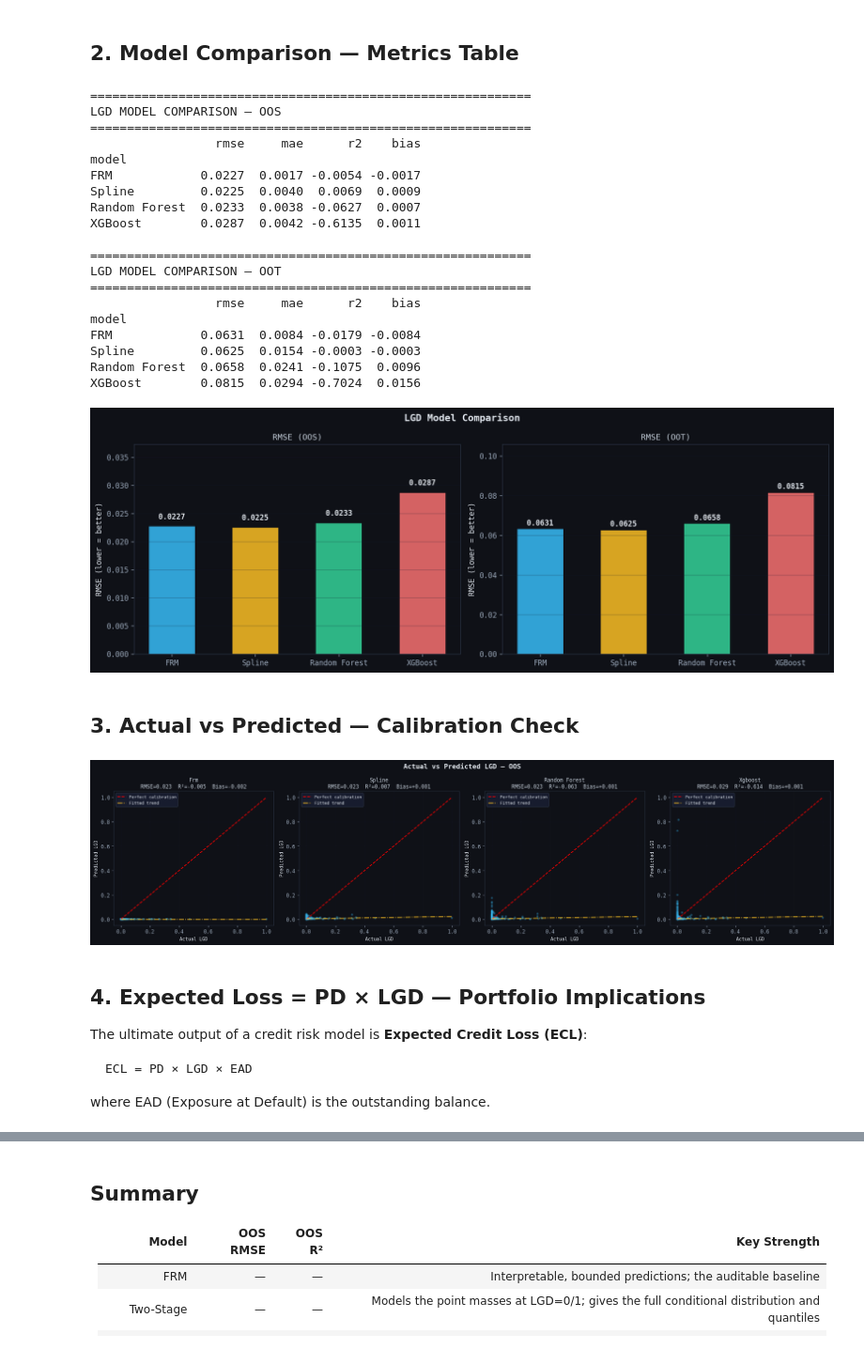
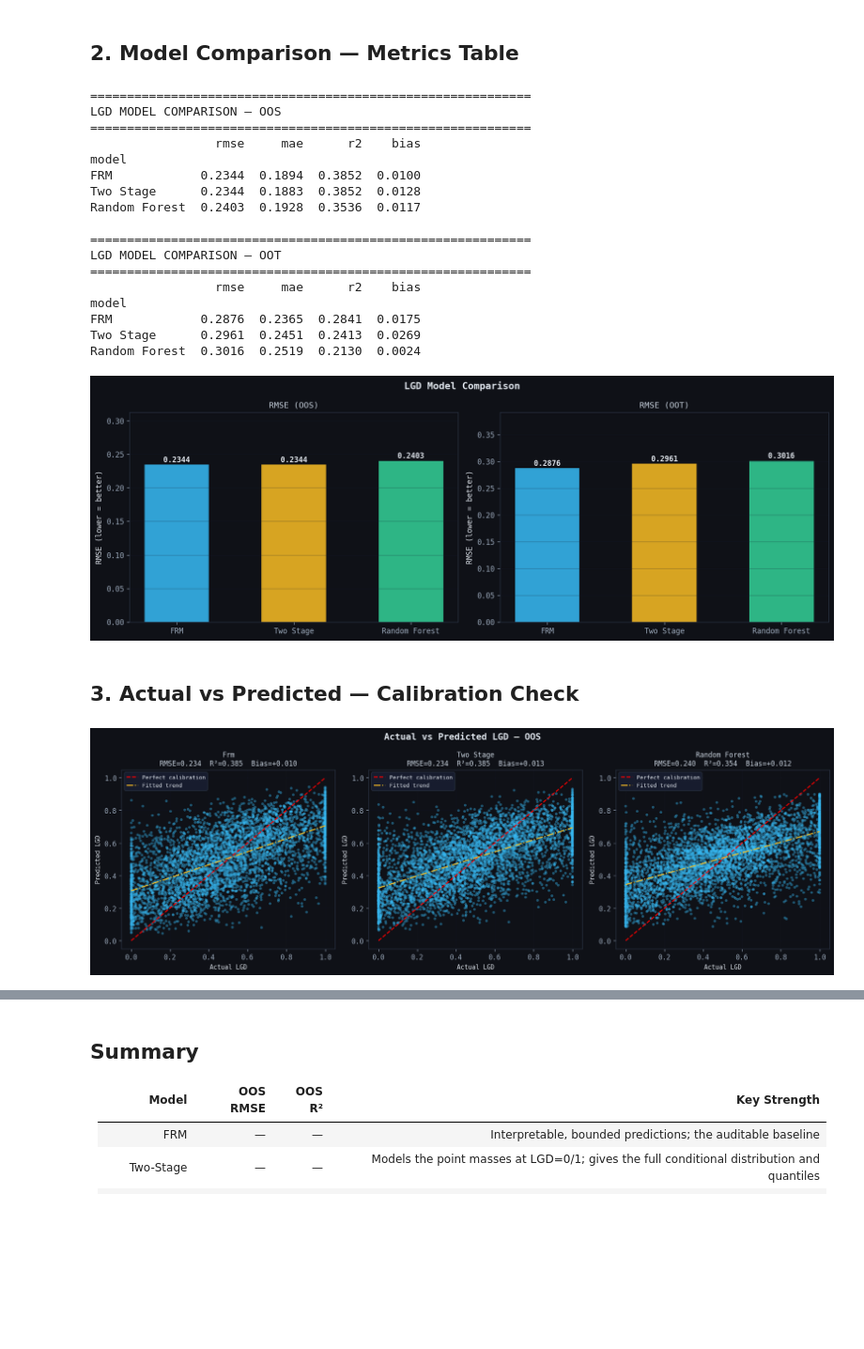
Before and after one commit to MYOUSSF/mortgage-credit-risk, a Jupyter notebook: notebooks/03_LGD_Modelling.ipynb, the cells around one changed output, grey strips where cells are left out. Shown at 94% size. Cells and saved outputs as stored; diff of their text form; code cells hidden in the pictures; blank space fills up the shorter version.

````diff
--- a/notebooks/03_LGD_Modelling.ipynb
+++ b/notebooks/03_LGD_Modelling.ipynb
@@ -126,7 +208,7 @@ plt.show()
 # %% [markdown]
 ## 2. Model Comparison — Metrics Table
 # %%
-metrics_path = PROC_DIR / "lgd_metrics.csv"
+metrics_path = OUT_DIR / "lgd_metrics.csv"
 
 if metrics_path.exists():
     metrics = pd.read_csv(metrics_path)
@@ -175,7 +257,7 @@ if metrics_path.exists():
         ax.set_ylim(0, max(rmse_vals) * 1.3 if rmse_vals else 1)
 
     plt.tight_layout()
-    plt.savefig("data/figures/lgd_model_comparison.png",
+    plt.savefig(config.FIG_DIR / "lgd_model_comparison.png",
                 dpi=150, bbox_inches="tight", facecolor="#0F1117")
     plt.show()
 else:
@@ -186,25 +268,23 @@ LGD MODEL COMPARISON — OOS
 ============================================================
                  rmse     mae      r2    bias
 model
-FRM            0.0227  0.0017 -0.0054 -0.0017
-Spline         0.0225  0.0040  0.0069  0.0009
-Random Forest  0.0233  0.0038 -0.0627  0.0007
-XGBoost        0.0287  0.0042 -0.6135  0.0011
+FRM            0.2344  0.1894  0.3852  0.0100
+Two Stage      0.2344  0.1883  0.3852  0.0128
+Random Forest  0.2403  0.1928  0.3536  0.0117
 
 ============================================================
 LGD MODEL COMPARISON — OOT
 ============================================================
                  rmse     mae      r2    bias
 model
-FRM            0.0631  0.0084 -0.0179 -0.0084
-Spline         0.0625  0.0154 -0.0003 -0.0003
-Random Forest  0.0658  0.0241 -0.1075  0.0096
-XGBoost        0.0815  0.0294 -0.7024  0.0156
+FRM            0.2876  0.2365  0.2841  0.0175
+Two Stage      0.2961  0.2451  0.2413  0.0269
+Random Forest  0.3016  0.2519  0.2130  0.0024
-[figure, old version]
+[figure, new version]
 # %% [markdown]
 ## 3. Actual vs Predicted — Calibration Check
 # %%
-pred_path = PROC_DIR / "lgd_predictions.csv"
+pred_path = OUT_DIR / "lgd_predictions.csv"
 
 if pred_path.exists():
     preds = pd.read_csv(pred_path)
@@ -233,42 +313,32 @@ if pred_path.exists():
 
         rmse = np.sqrt(mean_squared_error(y_true, y_pred))
         r2   = r2_score(y_true, y_pred)
         bias = (y_pred - y_true).mean()
 
         ax.scatter(y_true, y_pred, alpha=0.4, s=15, color=ACCENT,
                    edgecolors="none")
         ax.plot([0, 1], [0, 1], "r--", linewidth=1.5,
                 label="Perfect calibration")
         # Trend line
         z = np.polyfit(y_true, y_pred, 1)
         p = np.poly1d(z)
         xx = np.linspace(0, 1, 100)
         ax.plot(xx, p(xx), color=WARN, linewidth=1.5, linestyle="-.",
                 label="Fitted trend")
 
         ax.set_xlim(-0.05, 1.05); ax.set_ylim(-0.05, 1.05)
         ax.set_xlabel("Actual LGD",    fontsize=9)
         ax.set_ylabel("Predicted LGD", fontsize=9)
         ax.set_title(f"{model_name}\nRMSE={rmse:.3f}  R²={r2:.3f}  Bias={bias:+.3f}",
                      color="#CBD5E1", fontsize=10)
         ax.legend(fontsize=8)
         ax.grid(True, alpha=0.2)
 
     plt.tight_layout()
-    plt.savefig("data/figures/lgd_actual_vs_pred_oos.png",
+    plt.savefig(config.FIG_DIR / "lgd_actual_vs_pred_oos.png",
                 dpi=150, bbox_inches="tight", facecolor="#0F1117")
     plt.show()
 else:
     print("LGD predictions not found. Run src/04_lgd_models.py first.")
 # %% [output]
-[figure, old version]
+[figure, new version]
-# %% [markdown]
-## 4. Expected Loss = PD × LGD — Portfolio Implications
-
-The ultimate output of a credit risk model is **Expected Credit Loss (ECL)**:
-
-```
-ECL = PD × LGD × EAD
-```
-
-where EAD (Exposure at Default) is the outstanding balance.
````
Also changed, not shown: parts of 7 cells of this notebook, 9 other files.
